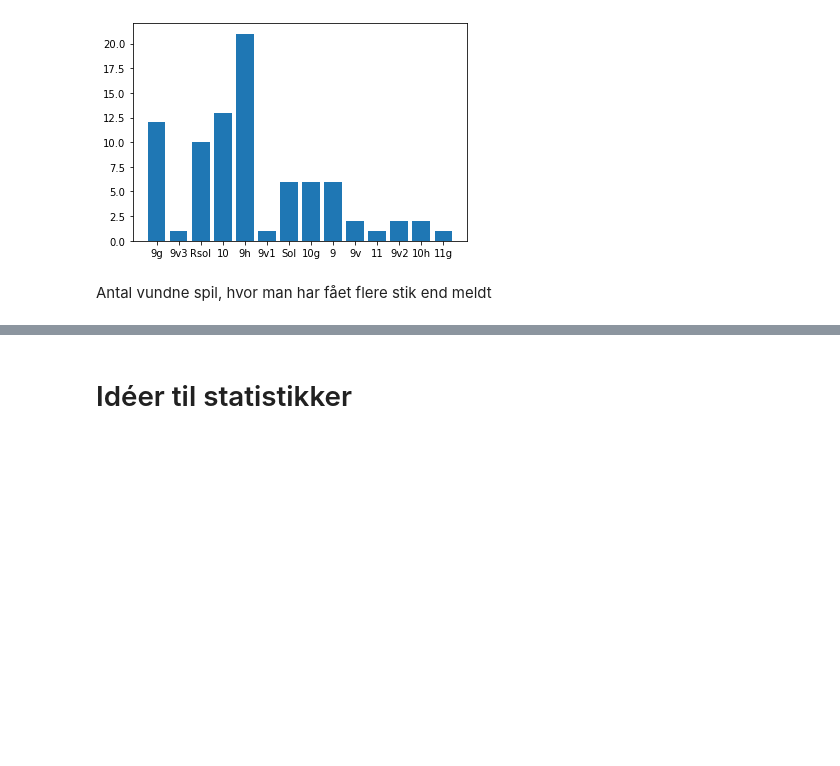
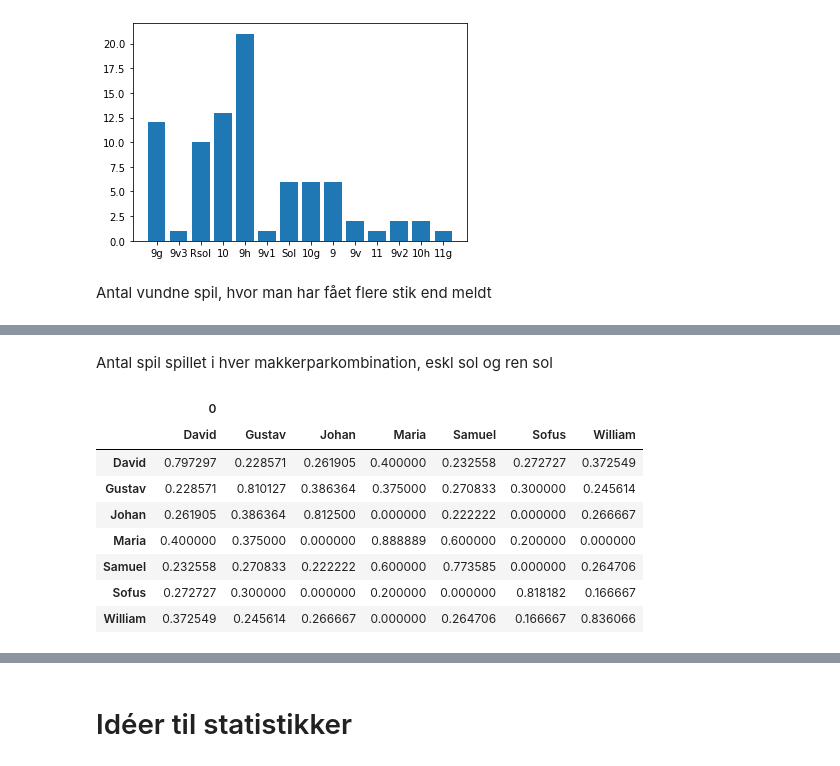
Before and after one commit to GustavWZ/Whist---Sommerhus, a Jupyter notebook: Analyse.ipynb, the cells around one changed output, grey strips where cells are left out. Cells and saved outputs as stored; diff of their text form; code cells hidden in the pictures; blank space fills up the shorter version.

```diff
--- a/Analyse.ipynb
+++ b/Analyse.ipynb
@@ -281,0 +405,27 @@ wins_op
+# %% [markdown]
+Antal spil spillet i hver makkerparkombination, eskl sol og ren sol
+# %%
+wins_amo_pairs_nosol = pairs_temp.copy()
+
+for i in range(amo):
+    if df.iloc[i]["Melding"] != "Sol" and df.iloc[i]["Melding"] != "Rsol":
+        for p1 in dict_temp:
+            for p2 in dict_temp:
+                if df.iloc[i][p1] > 0 and df.iloc[i][p2] > 0:
+                    wins_amo_pairs_nosol[p1,p2] += 1
+                elif df.iloc[i][p1] < 0 and df.iloc[i][p2] < 0:
+                    wins_amo_pairs_nosol[p1,p2] += 1
+
+
+wins_amo_pairs_nosol_df = pd.DataFrame(wins_amo_pairs_nosol.values(), index=pd.MultiIndex.from_tuples(wins_amo_pairs_nosol.keys())).unstack(1)
+wins_amo_pairs_nosol_df
+# %% [output]
+|  | 0 |  |  |  |  |  |  |
+|  | David | Gustav | Johan | Maria | Samuel | Sofus | William |
+| David | 0.797297 | 0.228571 | 0.261905 | 0.400000 | 0.232558 | 0.272727 | 0.372549 |
+| Gustav | 0.228571 | 0.810127 | 0.386364 | 0.375000 | 0.270833 | 0.300000 | 0.245614 |
+| Johan | 0.261905 | 0.386364 | 0.812500 | 0.000000 | 0.222222 | 0.000000 | 0.266667 |
+| Maria | 0.400000 | 0.375000 | 0.000000 | 0.888889 | 0.600000 | 0.200000 | 0.000000 |
+| Samuel | 0.232558 | 0.270833 | 0.222222 | 0.600000 | 0.773585 | 0.000000 | 0.264706 |
+| Sofus | 0.272727 | 0.300000 | 0.000000 | 0.200000 | 0.000000 | 0.818182 | 0.166667 |
+| William | 0.372549 | 0.245614 | 0.266667 | 0.000000 | 0.264706 | 0.166667 | 0.836066 |
```
Also changed, not shown: parts of 24 cells of this notebook.
